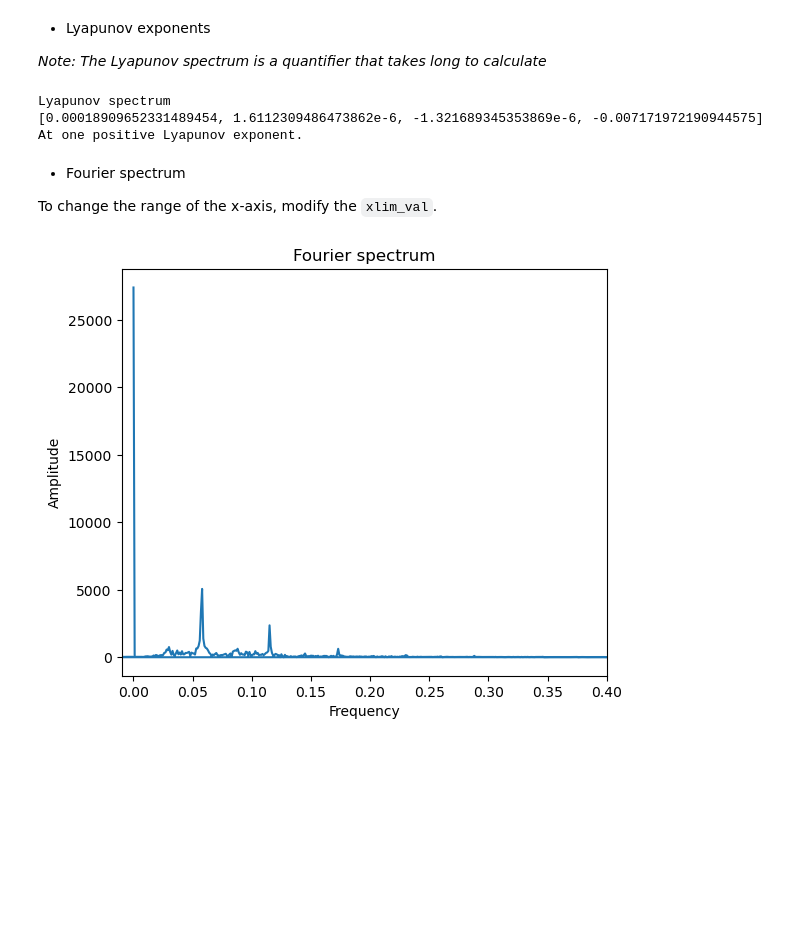
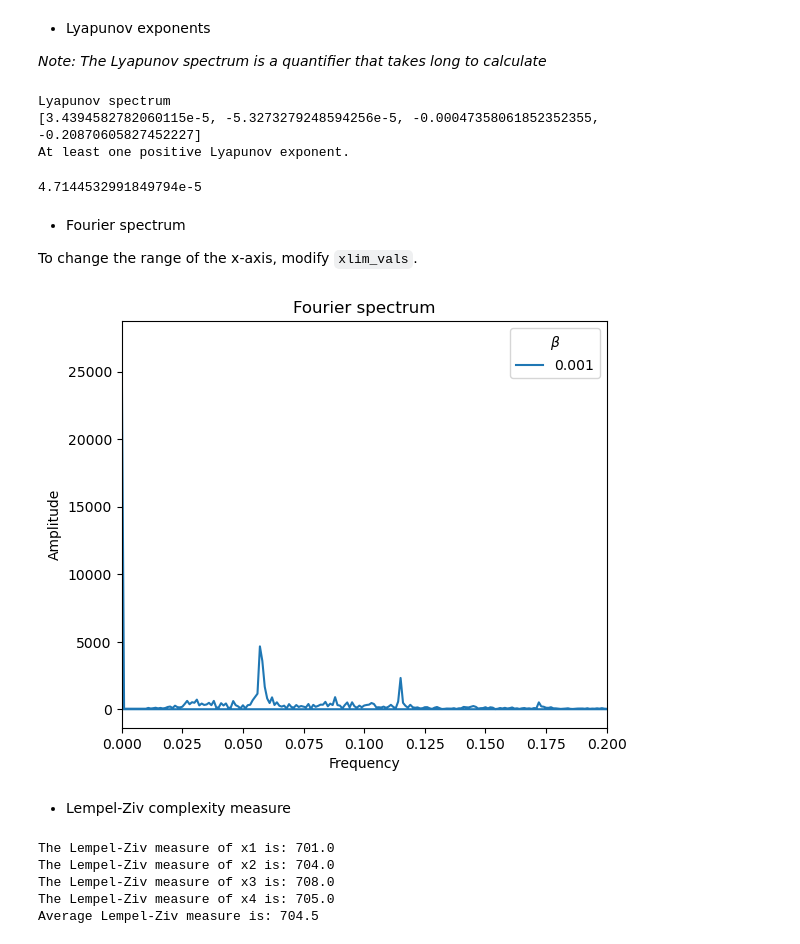
Before and after one commit to MA-Ramirez/ChaosNoiseEGT, a Jupyter notebook: notebooks/Interactive_Deterministic.ipynb, the cells around one changed output. Drawn from its saved outputs; the diff is of its cells as text; code cells hidden in the pictures; blank space fills up the shorter version.

```diff
--- a/notebooks/Interactive_Deterministic.ipynb
+++ b/notebooks/Interactive_Deterministic.ipynb
@@ -168,12 +190,12 @@ The standard deviation of x4 is: 0.046
 
 *Note: The Lyapunov spectrum is a quantifier that takes long to calculate*
 # %%
-lyapunov_spectrum = lyapunovspectrum(ODE_sys, length(t))
+lyapunov_spectrum = lyapunovspectrum(ODE_sys, 100000, 4; Ttr = 100)
 println("Lyapunov spectrum")
 println(lyapunov_spectrum)
 for i in lyapunov_spectrum
     if i > 0
-        println("At one positive Lyapunov exponent.")
+        println("At least one positive Lyapunov exponent.")
         break
     else
         println("No positive Lyapunov exponents.")
@@ -181,16 +203,47 @@ for i in lyapunov_spectrum
 end
 # %% [output]
 Lyapunov spectrum
-[0.00018909652331489454, 1.6112309486473862e-6, -1.321689345353869e-6, -0.007171972190944575]
-At one positive Lyapunov exponent.
+[3.4394582782060115e-5, -5.3273279248594256e-5, -0.00047358061852352355, -0.20870605827452227]
+At least one positive Lyapunov exponent.
+# %%
+LE = lyapunov(ODE_sys, 10000; Ttr = 40000)
+println(LE)
+# %% [output]
+4.7144532991849794e-5
 # %% [markdown]
 * Fourier spectrum
 
-To change the range of the x-axis, modify the `xlim_val`.
+To change the range of the x-axis, modify `xlim_vals`.
-# %%
-plt.clf()
-xlim_val = 0.4
-fourier_spectrum(Data, xlim_val)
-gcf()
-# %% [output]
-[figure, removed]
+# %%
+xlim_vals=[0,0.2]
+
+#Fourier spectrum
+freq,amp=fourier_spectrum(Data)
+
+#Plot
+plt.clf()
+plt.plot(freq, amp,label=string(B))
+
+#Plot aesthetics
+plt.xlim((xlim_vals[1],xlim_vals[2]))
+plt.legend(loc="best",title=L"\beta")
+plt.xlabel("Frequency")
+plt.ylabel("Amplitude")
+plt.title("Fourier spectrum")
+gcf()
+# %% [output]
+[figure, added]
+# %% [markdown]
+* Lempel-Ziv complexity measure
+# %%
+LZ_info = lempelzivdata(Data)
+for i in 1:4
+    println("The Lempel-Ziv measure of x"*string(i)*" is: "*string(LZ_info[i]))
+end
+print("Average Lempel-Ziv measure is: "*string(mean(LZ_info)))
+# %% [output]
+The Lempel-Ziv measure of x1 is: 701.0
+The Lempel-Ziv measure of x2 is: 704.0
+The Lempel-Ziv measure of x3 is: 708.0
+The Lempel-Ziv measure of x4 is: 705.0
+Average Lempel-Ziv measure is: 704.5
```
Also changed, not shown: parts of 15 cells of this notebook, 2 other files.
